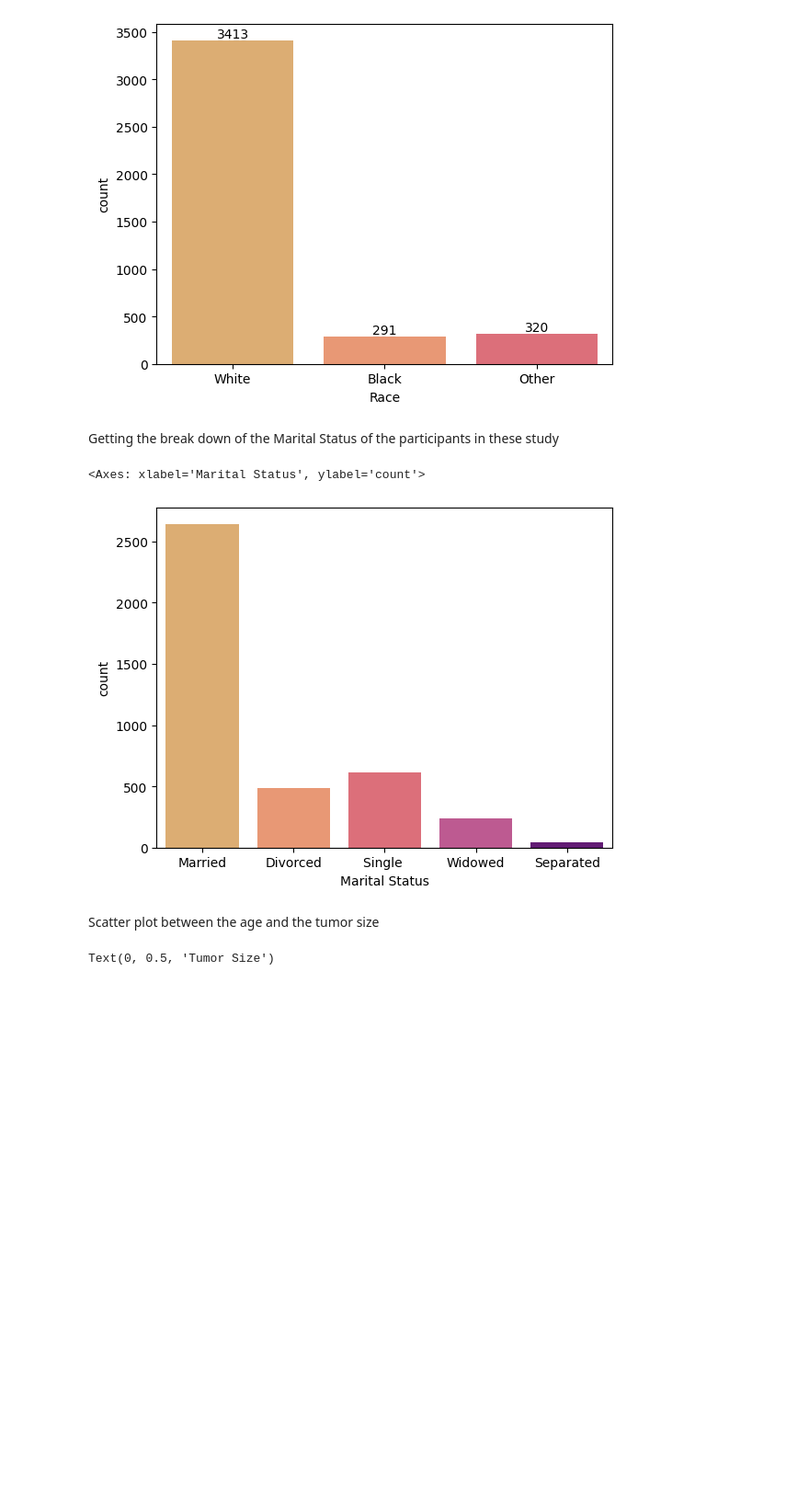
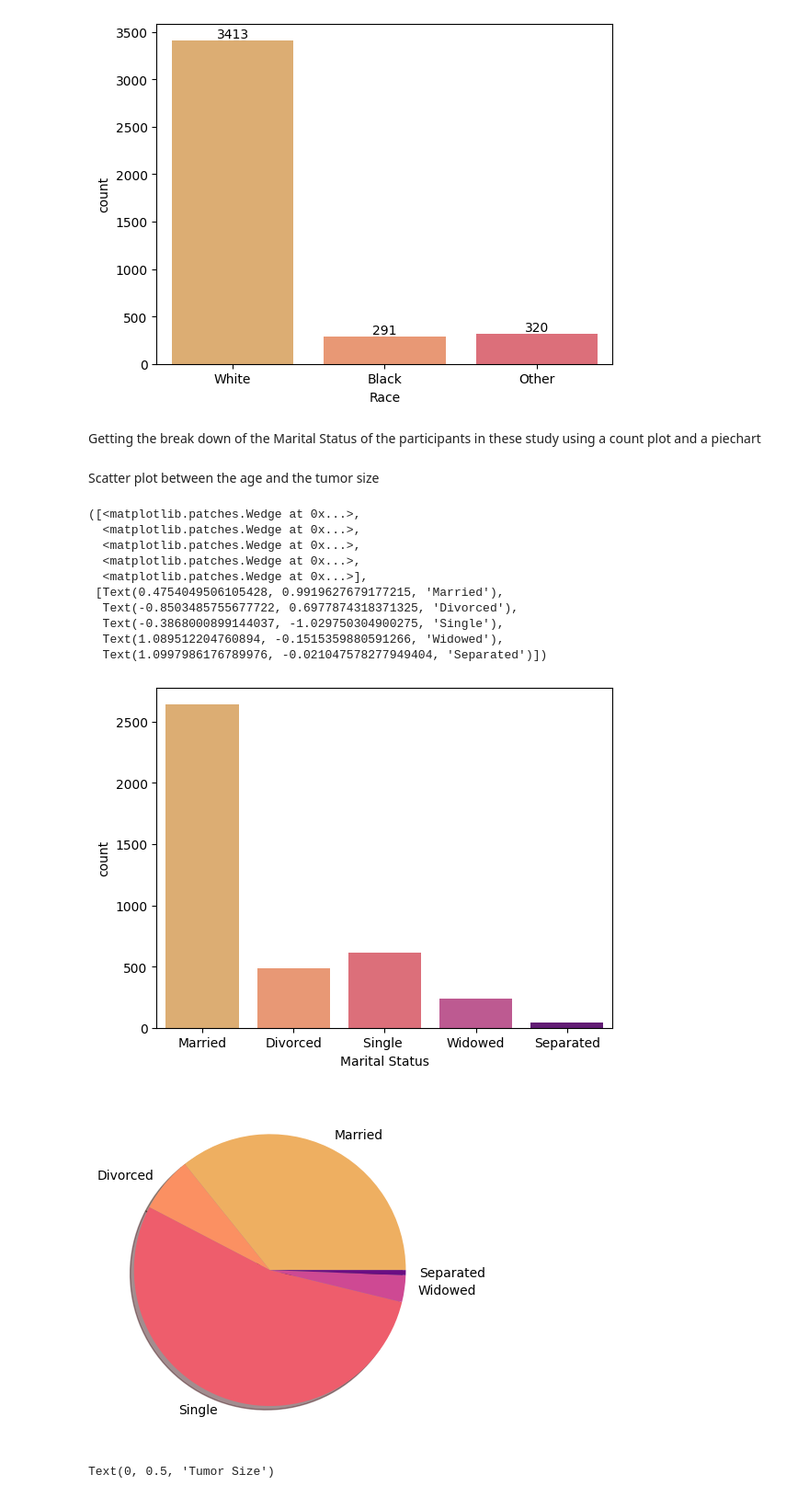
Before and after one commit to milijimenez/Data_Science_Projects, a Jupyter notebook: breast-cancer-analysis.ipynb, the cells around one changed output. Shown at 92% size. Cells and saved outputs as stored; diff of their text form; code cells hidden in the pictures; blank space fills up the shorter version.

```diff
--- a/breast-cancer-analysis.ipynb
+++ b/breast-cancer-analysis.ipynb
@@ -75,7 +80,7 @@ Colors used to visualize the data set:
 
 ![image.png](attachment:9dc18c1d-27c0-4f99-8037-0cde8d0cbe38.png)
 # %%
-colors = ["#eeaf61","#fb9062","#ee5d6c","#ce4993","#6a0d83"]
+colours = ["#eeaf61","#fb9062","#ee5d6c","#ce4993","#6a0d83"]
 # %% [markdown]
 Getting the break down of the Races of the participants in these study
 # %%
@@ -85,14 +90,46 @@ ax.bar_label(ax.containers[0])
 [Text(0, 0, '3413'), Text(0, 0, '291'), Text(0, 0, '320')]
 [figure]
 # %% [markdown]
-Getting the break down of the Marital Status of the participants in these study
+Getting the break down of the Marital Status of the participants in these study using a count plot and a piechart
-# %%
-sns.countplot(x=data['Marital Status'], palette=colors)
-# %% [output]
-<Axes: xlabel='Marital Status', ylabel='count'>
-[figure, removed]
 # %% [markdown]
 Scatter plot between the age and the tumor size
+# %%
+sns.countplot(x=data['Marital Status'], palette=colours)
+x=data['Marital Status']
+length = len(data['Marital Status'])
+m_count = 0
+d_count = 0
+single_count = 0
+w_count = 0
+se_count = 0
+for i in range(length):
+    if(x[i]=="Married"):
+        m_count = m_count + 1
+    if(x[i]=="Divorced"):
+        d_count = d_count + 1
+    if(x[i]=="Widowed"):
+        w_count = w_count + 1
+    if(x[i]=="Separated"):
+        se_count = se_count + 1
+    else:
+        single_count = single_count + 1
+labels = 'Married', 'Divorced','Single','Widowed','Separated'
+sizes = [m_count, d_count, single_count, w_count, se_count]
+fig, ax = plt.subplots()
+ax.pie(sizes, labels=labels,shadow=True, colors = colours)
+# %% [output]
+([<matplotlib.patches.Wedge at 0x...>,
+  <matplotlib.patches.Wedge at 0x...>,
+  <matplotlib.patches.Wedge at 0x...>,
+  <matplotlib.patches.Wedge at 0x...>,
+  <matplotlib.patches.Wedge at 0x...>],
+ [Text(0.4754049506105428, 0.9919627679177215, 'Married'),
+  Text(-0.8503485755677722, 0.6977874318371325, 'Divorced'),
+  Text(-0.3868000899144037, -1.029750304900275, 'Single'),
+  Text(1.089512204760894, -0.1515359880591266, 'Widowed'),
+  Text(1.0997986176789976, -0.021047578277949404, 'Separated')])
+[figure, added]
+[figure, added]
 # %%
 plt.figure(figsize=(10, 6), dpi=120)
 plt.scatter(data['Age'],data['Tumor Size'], c="#ee5d6c")
```
Also changed, not shown: parts of 3 cells of this notebook.
